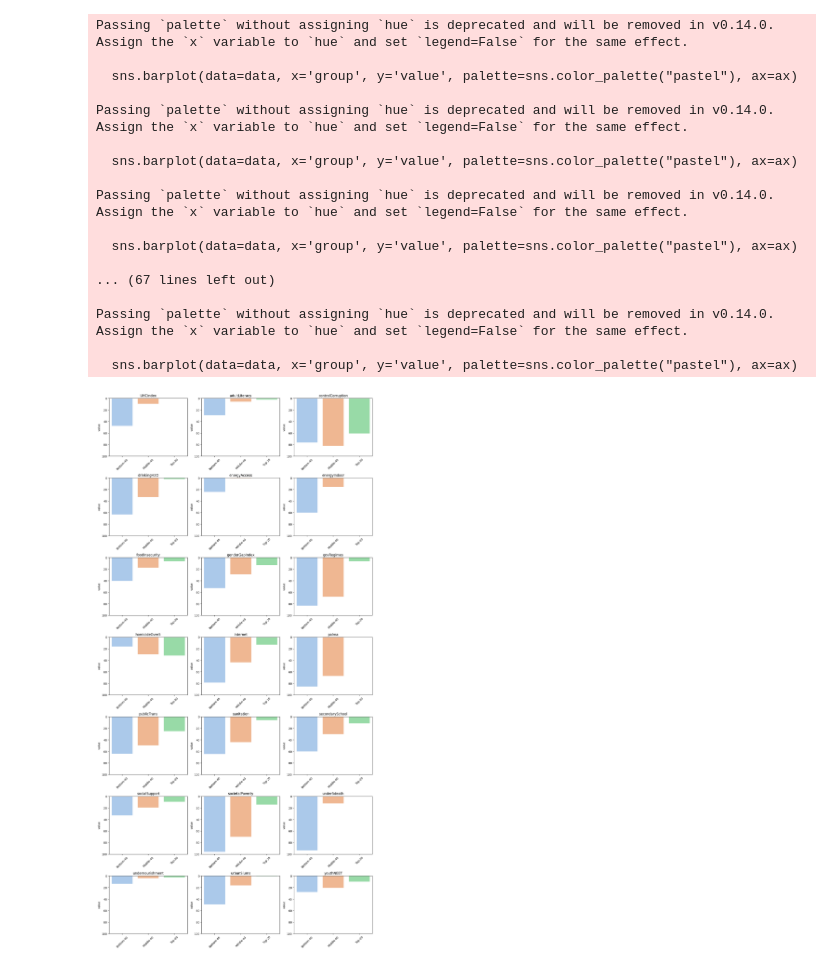
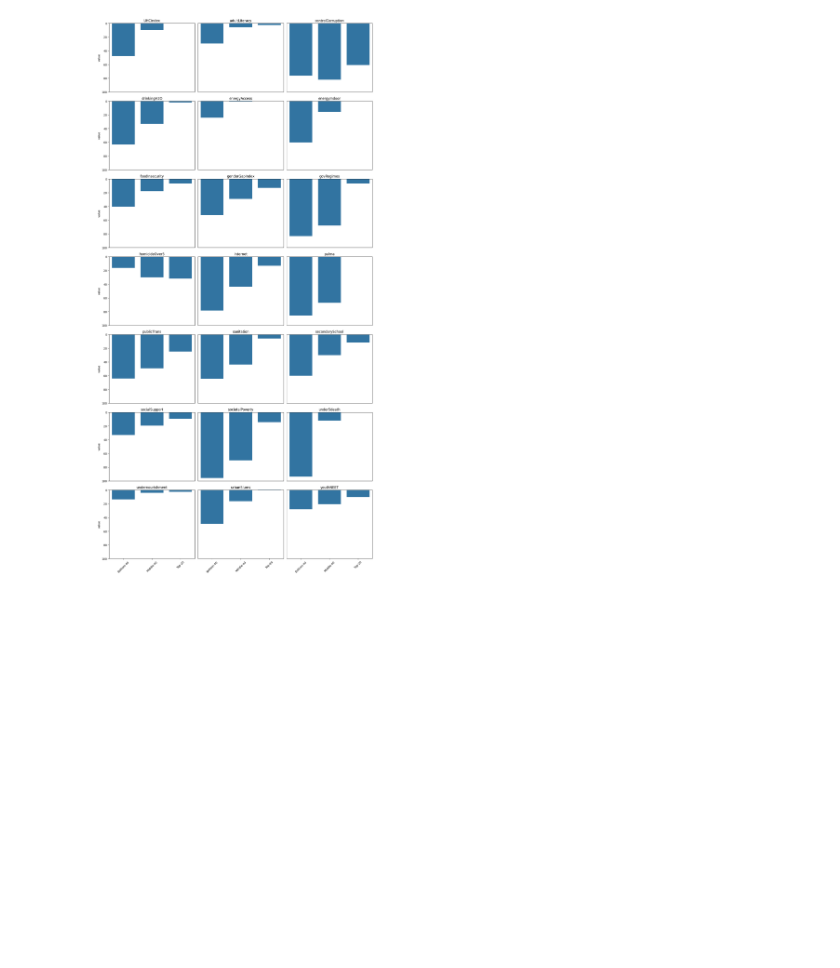
Before and after one commit to romgzn/Data_Analysis_Machine_Learning_Assignments, a Jupyter notebook: first_assignment/Country_Clusters.ipynb, the cells around one changed output. Cells and saved outputs as stored; diff of their text form; code cells hidden in the pictures; blank space fills up the shorter version.

```diff
--- a/first_assignment/Country_Clusters.ipynb
+++ b/first_assignment/Country_Clusters.ipynb
@@ -22,43 +22,33 @@ social_short.reset_index(drop='True', inplace=True)
 # %%
 soc_chart = social_short.groupby(['indicator', 'group'])['value'].sum().reset_index()
 
 indicators = soc_chart['indicator'].unique()
 
 n_cols = 3
 n_rows = -(-len(indicators) // n_cols)
 
 fig, axes = plt.subplots(n_rows, n_cols, figsize=(14, n_rows * 4))
 axes = axes.flatten()
 
 for i, indicator in enumerate(indicators):
     ax = axes[i]
     data = soc_chart[soc_chart['indicator'] == indicator]
 
-    sns.barplot(data=data, x='group', y='value', palette=sns.color_palette("pastel"), ax=ax)
+    if i % 3 != 0 :
+        ax.yaxis.set_visible(False)
+
+    sns.barplot(data=data, x='group', y='value', ax=ax)
     ax.set_title(indicator)
     ax.set_ylim(0, 100)
     ax.invert_yaxis()
     ax.set(xlabel=None)
     ax.tick_params(axis='x', rotation=45)
 
+for ax in axes[:-3]:
+    ax.xaxis.set_visible(False)
+
+
 plt.tight_layout()
 plt.show()
 # %% [output]
-Passing `palette` without assigning `hue` is deprecated and will be removed in v0.14.0. Assign the `x` variable to `hue` and set `legend=False` for the same effect.
-
-  sns.barplot(data=data, x='group', y='value', palette=sns.color_palette("pastel"), ax=ax)
-
-Passing `palette` without assigning `hue` is deprecated and will be removed in v0.14.0. Assign the `x` variable to `hue` and set `legend=False` for the same effect.
-
-  sns.barplot(data=data, x='group', y='value', palette=sns.color_palette("pastel"), ax=ax)
-
-Passing `palette` without assigning `hue` is deprecated and will be removed in v0.14.0. Assign the `x` variable to `hue` and set `legend=False` for the same effect.
-
-  sns.barplot(data=data, x='group', y='value', palette=sns.color_palette("pastel"), ax=ax)
-
-... (67 lines left out)
-
-Passing `palette` without assigning `hue` is deprecated and will be removed in v0.14.0. Assign the `x` variable to `hue` and set `legend=False` for the same effect.
-
-  sns.barplot(data=data, x='group', y='value', palette=sns.color_palette("pastel"), ax=ax)
-[figure, old version]
+[figure, new version]
```
Also changed, not shown: parts of 1 cell of this notebook.
